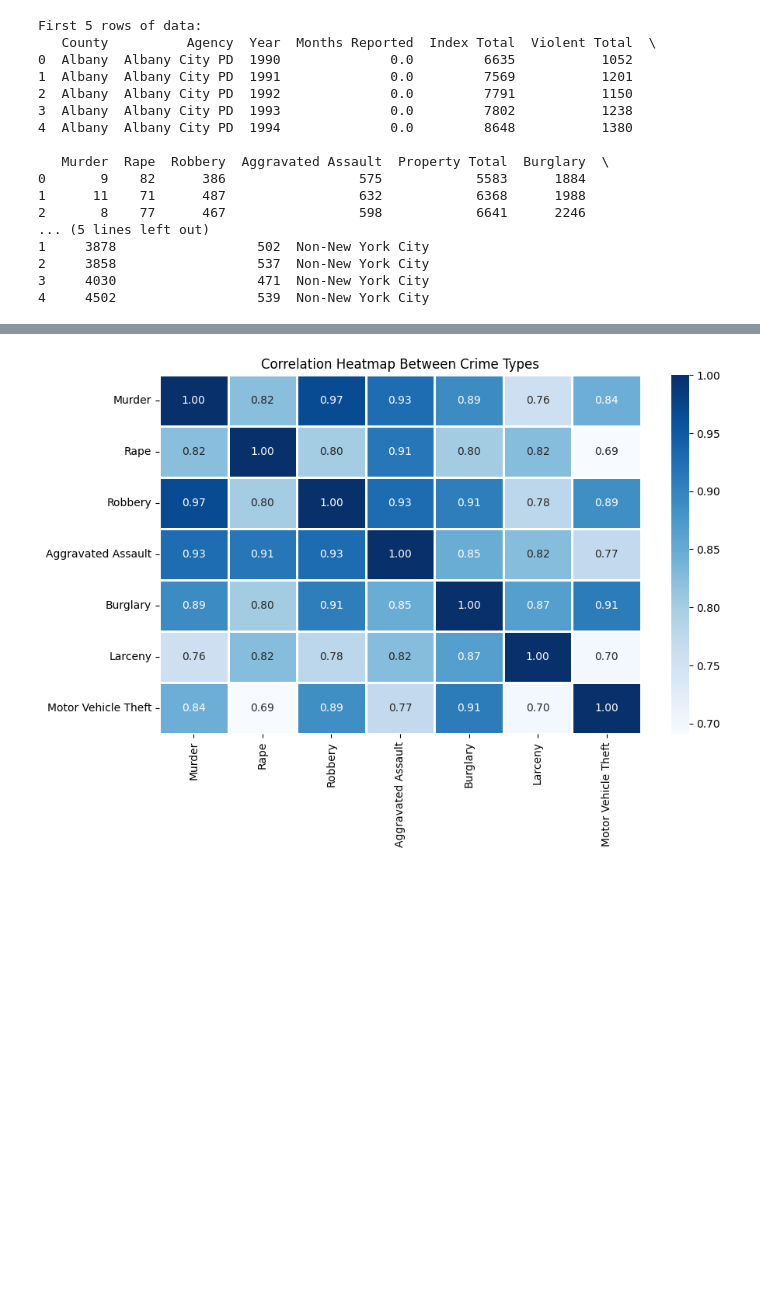
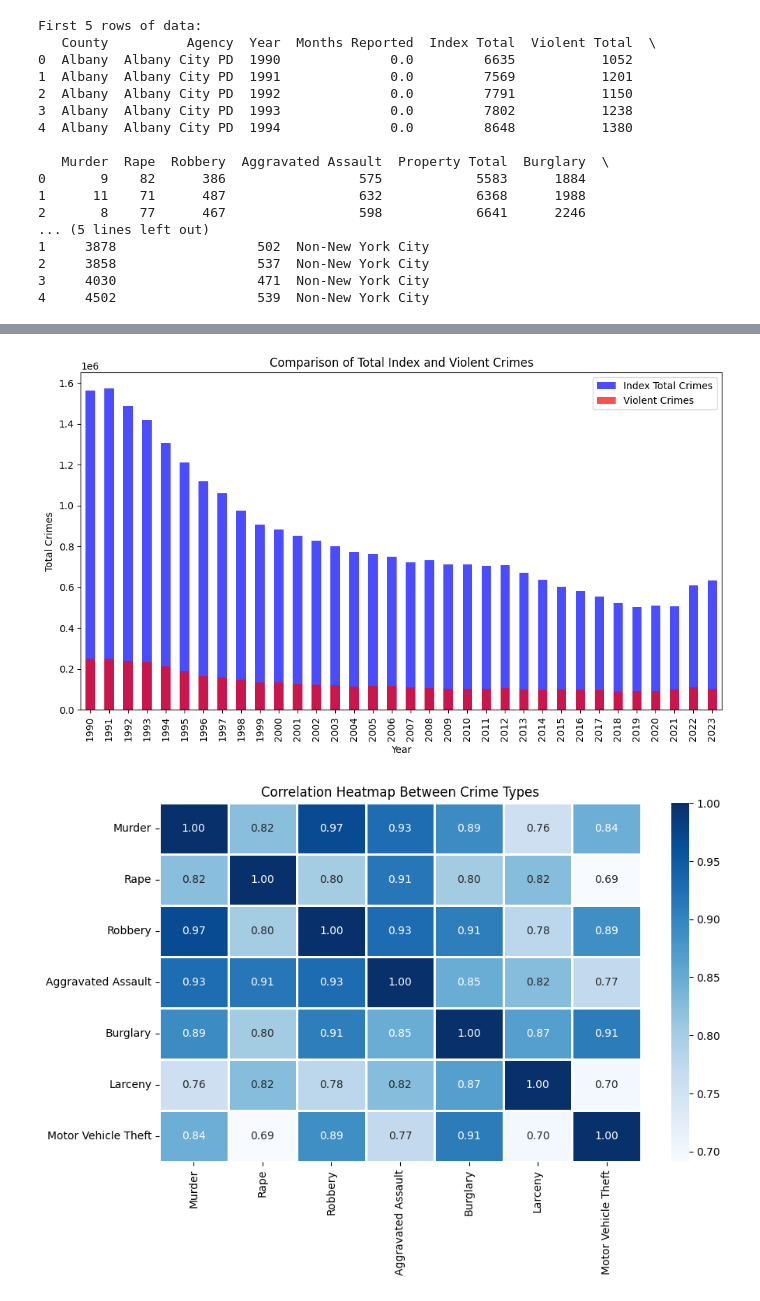
Before and after one commit to HemantSingh20/Crime-Analysis, a Jupyter notebook: Crime Analysis.ipynb, the cells around one changed output, grey strips where cells are left out. Drawn from its saved outputs; the diff is of its cells as text; code cells hidden in the pictures; blank space fills up the shorter version.

```diff
--- a/Crime Analysis.ipynb
+++ b/Crime Analysis.ipynb
@@ -139,3 +116,16 @@ Passing `palette` without assigning `hue` is deprecated and will be removed in v
+# %%
+# Bar Graph: Comparison of total index and violent crimes
+plt.figure(figsize=(10, 6))
+df.groupby('Year')['Index Total'].sum().plot(kind='bar', label='Index Total Crimes', color='blue', alpha=0.7)
+df.groupby('Year')['Violent Total'].sum().plot(kind='bar', label='Violent Crimes', color='red', alpha=0.7)
+plt.title('Comparison of Total Index and Violent Crimes')
+plt.xlabel('Year')
+plt.ylabel('Total Crimes')
+plt.legend()
+plt.tight_layout()
+plt.show()
+# %% [output]
+[figure, added]
 # %%
 # Correlation heatmap
 plt.figure(figsize=(10, 6))
```
Also changed, not shown: parts of 14 cells of this notebook.
